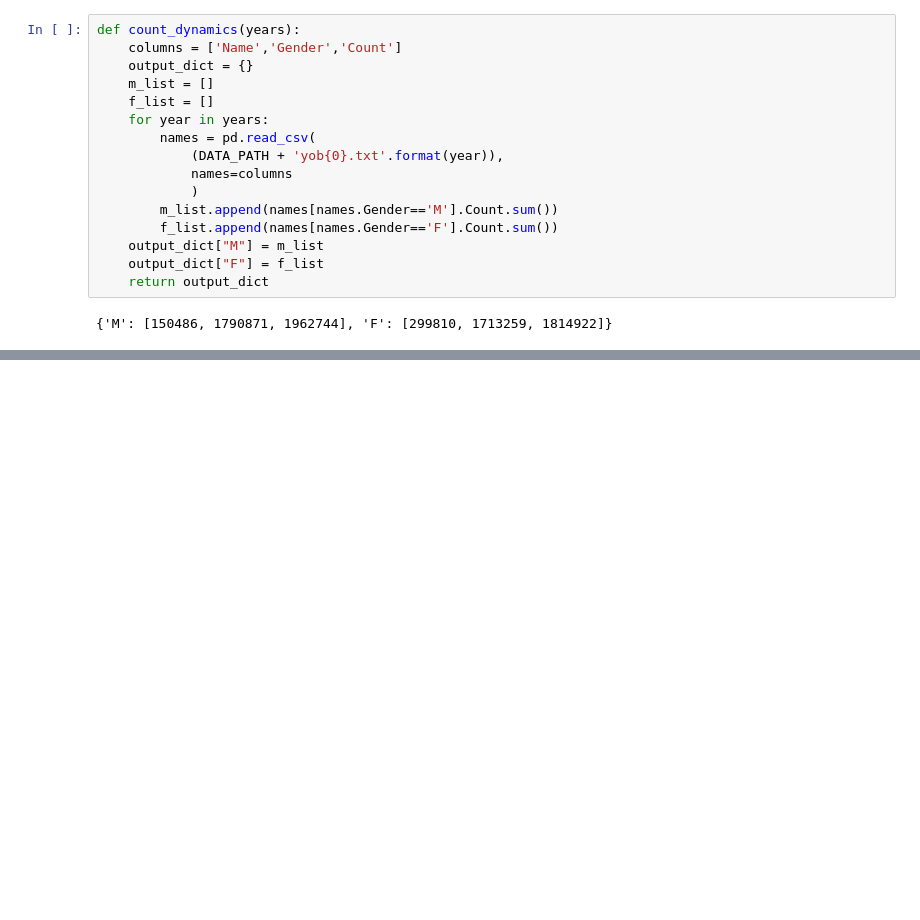
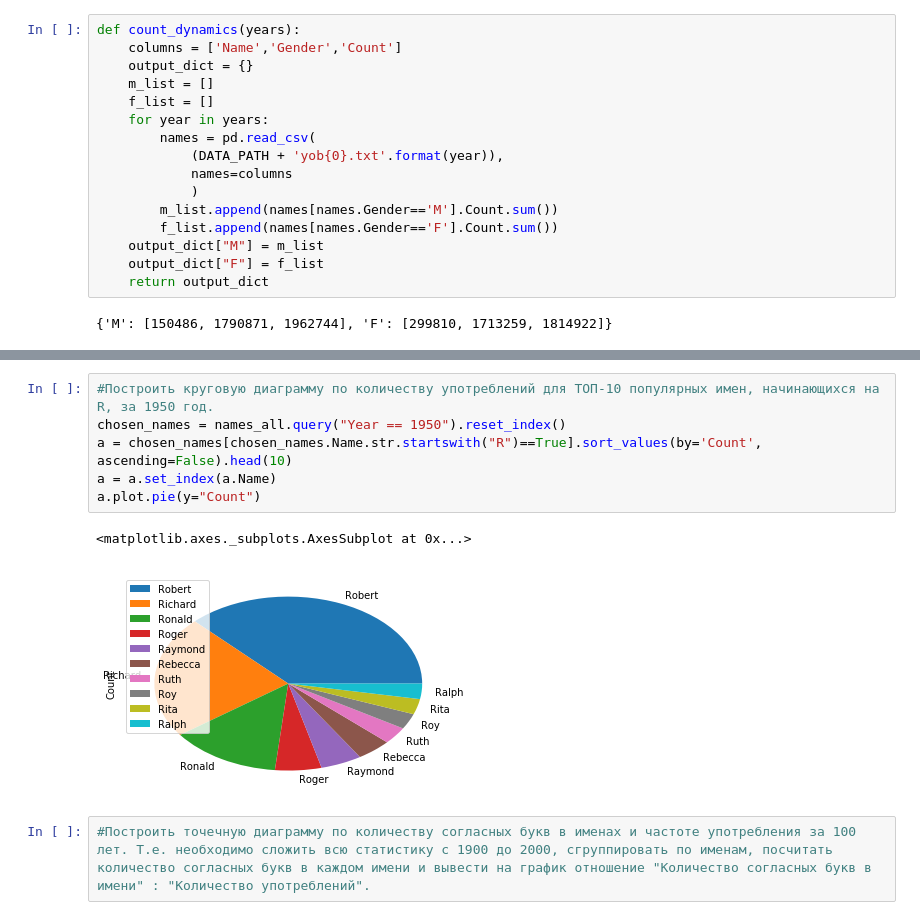
Before and after one commit to Puckyou/Pandas, a Jupyter notebook: Pandas1.ipynb, the cells around one changed output, grey strips where cells are left out. Saved outputs shown, nothing was run; the diff lists cells and outputs as text; blank space fills up the shorter version.

```diff
--- a/Pandas1.ipynb
+++ b/Pandas1.ipynb
@@ -43,0 +64,11 @@ def count_dynamics(years):
+# %%
+#Построить круговую диаграмму по количеству употреблений для ТОП-10 популярных имен, начинающихся на R, за 1950 год.
+chosen_names = names_all.query("Year == 1950").reset_index()
+a = chosen_names[chosen_names.Name.str.startswith("R")==True].sort_values(by='Count', ascending=False).head(10)
+a = a.set_index(a.Name)
+a.plot.pie(y="Count")
+# %% [output]
+<matplotlib.axes._subplots.AxesSubplot at 0x...>
+[figure, added]
+# %%
+#Построить точечную диаграмму по количеству согласных букв в именах и частоте употребления за 100 лет. Т.е. необходимо сложить всю статистику с 1900 до 2000, сгруппировать по именам, посчитать количество согласных букв в каждом имени и вывести на график отношение "Количество согласных букв в имени" : "Количество употреблений".
```
Also changed, not shown: parts of 4 cells of this notebook.
